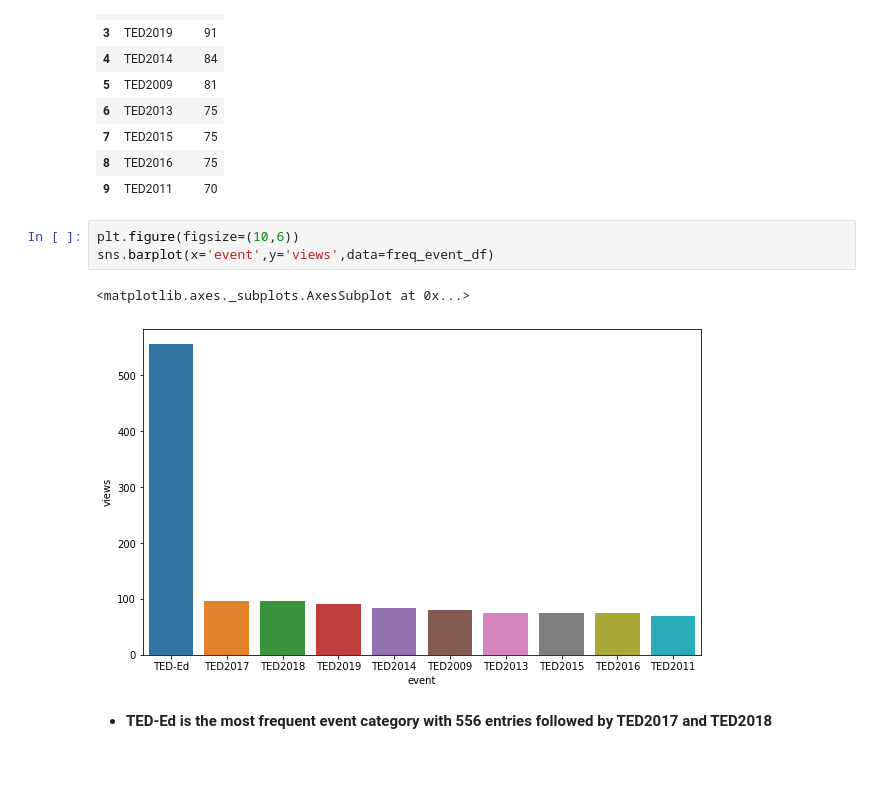
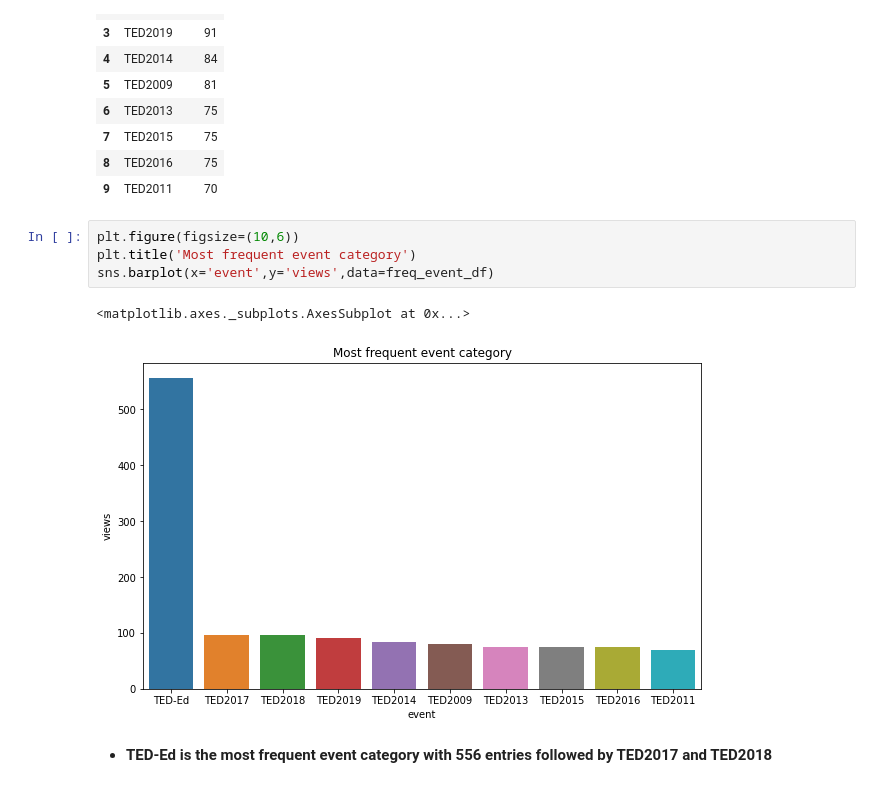
Before and after one commit to BhanuPShahi/TED-talk-views-prediction, a Jupyter notebook: Ted_Talk_Views_Prediction_Bhanu_P_Shahi_17_05_2021_[Team_2]_Capstone_Project_3.ipynb, the cells around one changed output. Drawn from its saved outputs; the diff is of its cells as text.

```diff
--- a/Ted_Talk_Views_Prediction_Bhanu_P_Shahi_17_05_2021_[Team_2]_Capstone_Project_3.ipynb
+++ b/Ted_Talk_Views_Prediction_Bhanu_P_Shahi_17_05_2021_[Team_2]_Capstone_Project_3.ipynb
@@ -207,10 +261,11 @@ freq_event_df
 | 9 | TED2011 | 70 |
 # %%
 plt.figure(figsize=(10,6))
+plt.title('Most frequent event category')
 sns.barplot(x='event',y='views',data=freq_event_df)
 # %% [output]
 <matplotlib.axes._subplots.AxesSubplot at 0x...>
-[figure, old version]
+[figure, new version]
 # %% [markdown]
 * **TED-Ed is the most frequent event category with 556 entries followed by TED2017 and TED2018**
 # %% [markdown]
```
Also changed, not shown: parts of 186 cells of this notebook.
